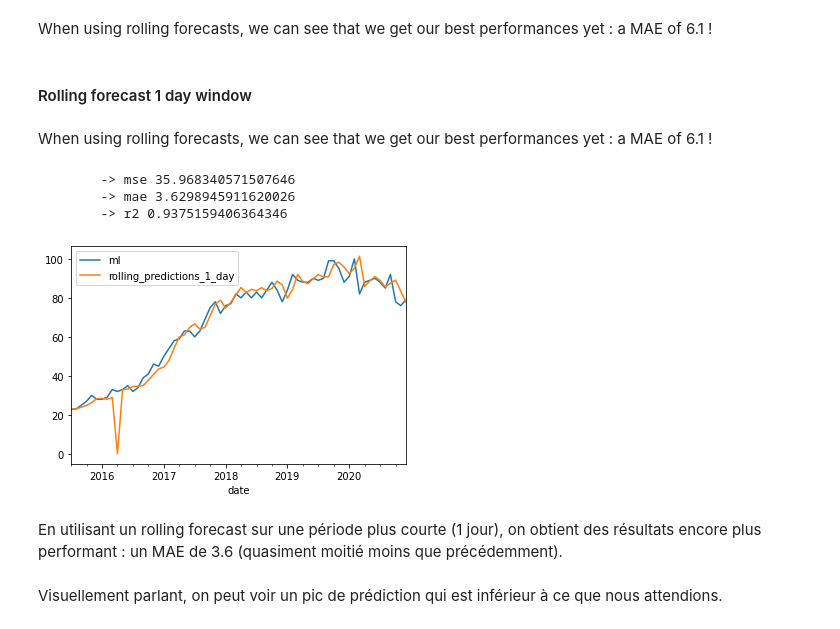
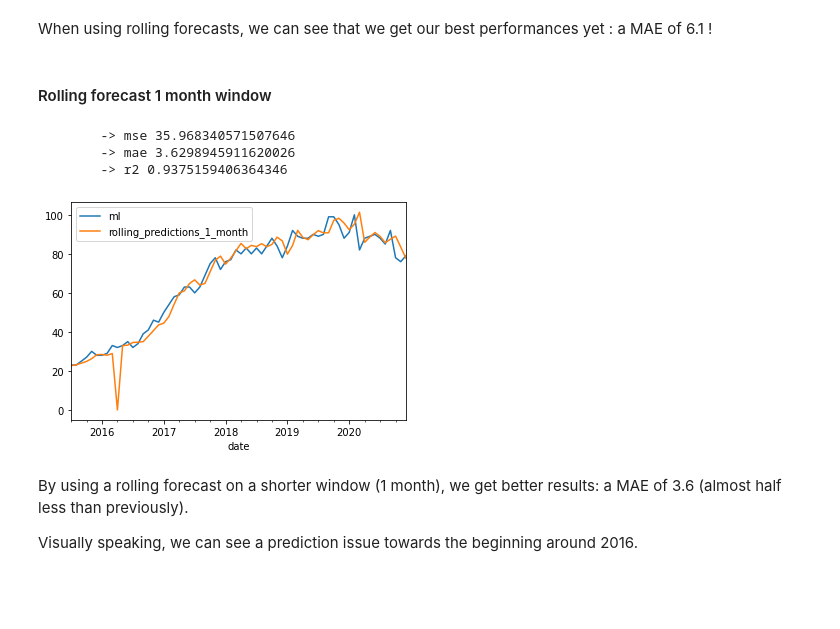
Before and after one commit to Cokral/data_science, a Jupyter notebook: time-series/2_arima.ipynb, the cells around one changed output. Cells and saved outputs as stored; diff of their text form; code cells hidden in the pictures; blank space fills up the shorter version.

```diff
--- a/time-series/Arima.ipynb
+++ b/time-series/2_arima.ipynb
@@ -178,11 +178,9 @@ plt.show()
 # %% [markdown]
 When using rolling forecasts, we can see that we get our best performances yet : a MAE of 6.1 !
 # %% [markdown]
-#### Rolling forecast 1 day window
+#### Rolling forecast 1 month window
-# %% [markdown]
-When using rolling forecasts, we can see that we get our best performances yet : a MAE of 6.1 !
 # %%
 rolling_predictions = ARIMAModel.rolling_forecast(parameters, train, test, 1)
 # %%
-test = test.assign(rolling_predictions_1_day=rolling_predictions)
+test = test.assign(rolling_predictions_1_month=rolling_predictions)
 # %%
@@ -195,11 +193,11 @@ print(f'\n\t-> mse {mse}\n\t-> mae {mae}\n\t-> r2 {r2}')
         -> mae 3.6298945911620026
         -> r2 0.9375159406364346
 # %%
-test[['ml', 'rolling_predictions_1_day']].plot()
+test[['ml', 'rolling_predictions_1_month']].plot()
 plt.show()
 # %% [output]
-[figure, old version]
+[figure, new version]
-# %% [markdown]
-En utilisant un rolling forecast sur une période plus courte (1 jour), on obtient des résultats encore plus performant : un MAE de 3.6 (quasiment moitié moins que précédemment).
-# %% [markdown]
-Visuellement parlant, on peut voir un pic de prédiction qui est inférieur à ce que nous attendions.
+# %% [markdown]
+By using a rolling forecast on a shorter window (1 month), we get better results: a MAE of 3.6 (almost half less than previously).
+
+Visually speaking, we can see a prediction issue towards the beginning around 2016.
```
Also changed, not shown: parts of 2 cells of this notebook.
